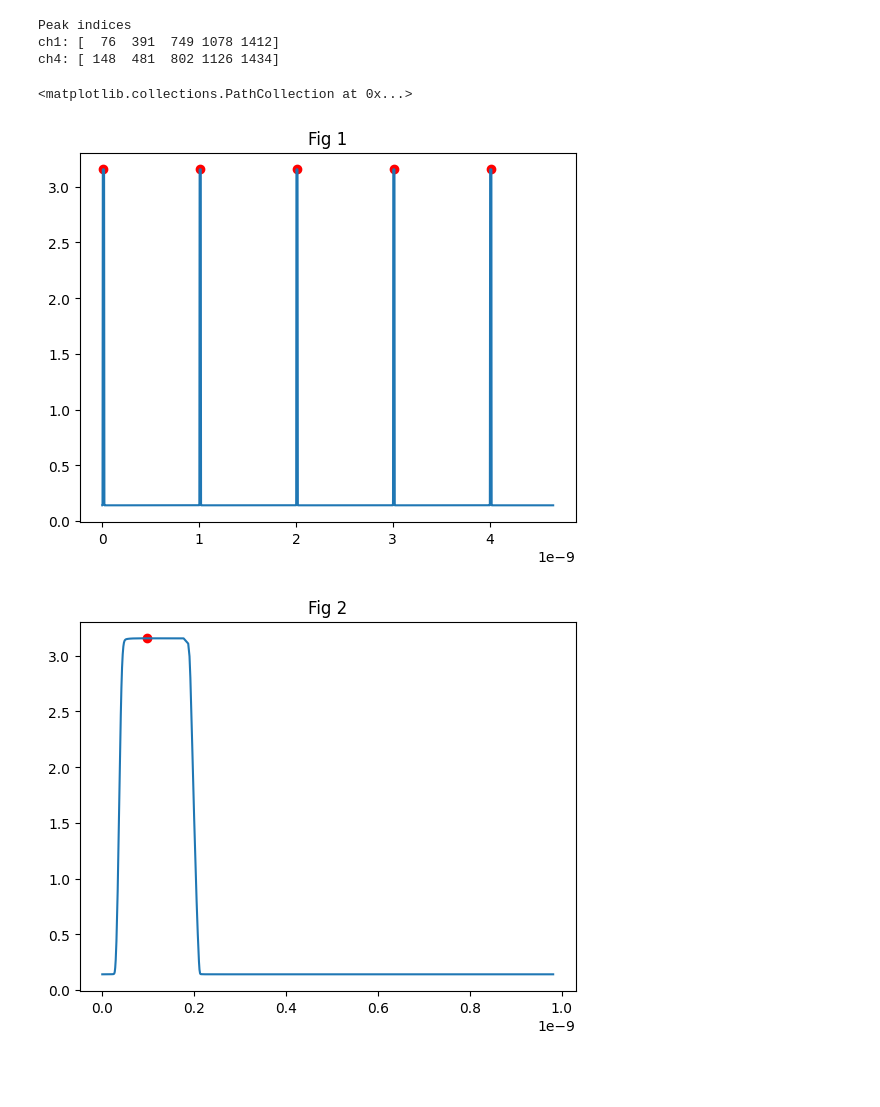
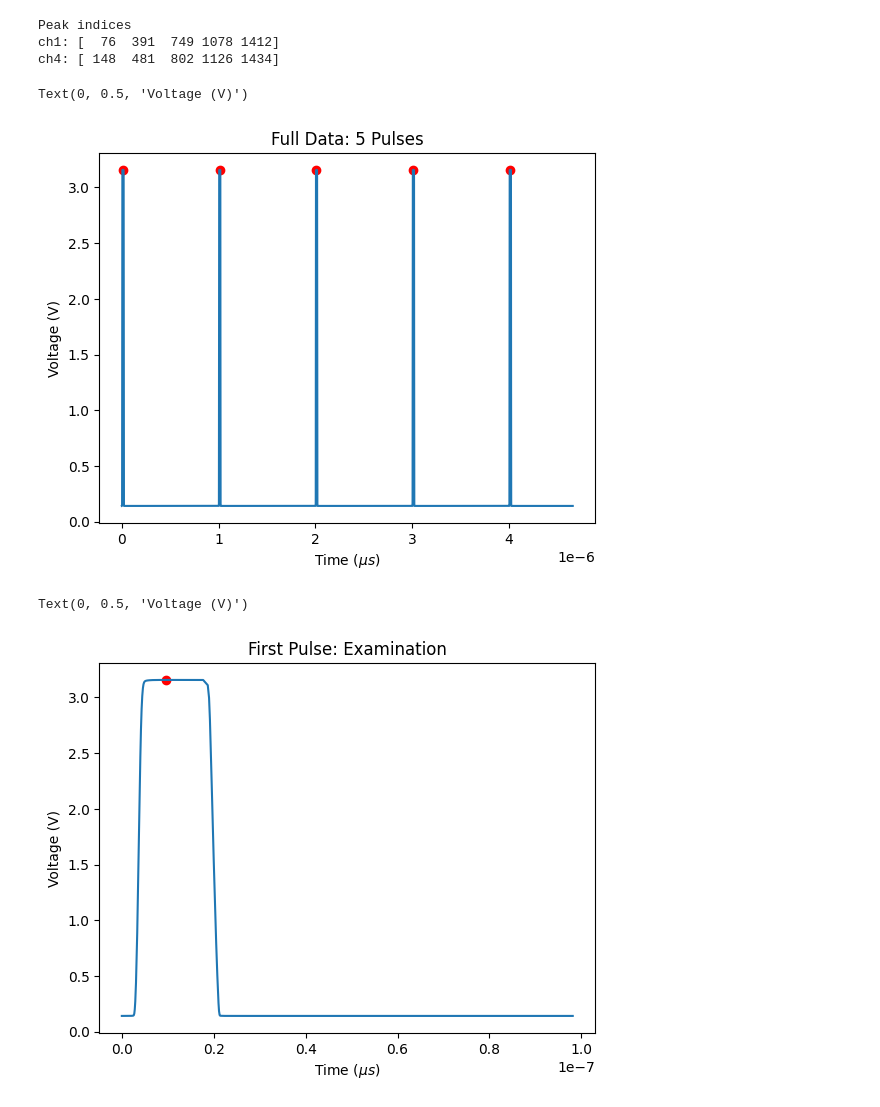
Before and after one commit to llbranch/Monte-Python, a Jupyter notebook: poetryEnv/poetryenv/Lt5part.ipynb, the cells around one changed output. Saved outputs shown, nothing was run; the diff lists cells and outputs as text; code cells hidden in the pictures; blank space fills up the shorter version.

Commit message:
complete first attempt at catching rising edge data

```diff
--- a/poetryEnv/poetryenv/Lt5part.ipynb
+++ b/poetryEnv/poetryenv/Lt5part.ipynb
@@ -49,43 +49,54 @@ ch1t = ch1["Time"].to_numpy()
 ch4t = ch4["Time"].to_numpy()
 ch1V = ch1["V(compout)-CH1"].to_numpy()
 ch4V = ch4["V(compout)-CH4"].to_numpy()
+# %%
+"""
+Find Rising edge (Full dataset): Testing block
+    - Threshold voltage: 1.6V
+"""
+
+# View all peaks
+peakindexCH1, _ = find_peaks(ch1V, height =1.6)
+peakindexCH4, _ = find_peaks(ch4V, height= 1.6)
+peaksCH1 = ch1V[peakindexCH1]
+peaksCH4 = ch4V[peakindexCH4]
+
+print(f'Peak indices\nch1: {peakindexCH1}\nch4: {peakindexCH4}')
+
+plt.figure(0)
+plt.plot(ch1t,ch1V) # nano
+plt.scatter(ch1t[peakindexCH1],peaksCH1,  marker='o', color='red')
+plt.title("Full Data: 5 Pulses")
+plt.xlabel("Time ($\mu s$)")
+plt.ylabel("Voltage (V)")
+# %% [output]
+Peak indices
+ch1: [  76  391  749 1078 1412]
+ch4: [ 148  481  802 1126 1434]
+Text(0, 0.5, 'Voltage (V)')
+[figure, added]
 # %%
 """
-Find Rising edge: Testing block
+Find Rising edge (One Peak): Testing block
     - Threshold voltage: 1.6V
 """
-
-# View all peaks
-peakindexCH1, _ = find_peaks(ch1V, height =1.6)
-peakindexCH4, _ = find_peaks(ch4V, height= 1.6)
-peaksCH1 = ch1V[peakindexCH1]
-peaksCH4 = ch4V[peakindexCH4]
-
-print(f'Peak indices\nch1: {peakindexCH1}\nch4: {peakindexCH4}')
-
-plt.figure(0)
-plt.plot(ch1t*0.001,ch1V) # nano
-plt.scatter(ch1t[peakindexCH1]*0.001,peaksCH1,  marker='o', color='red')
-plt.title("Fig 1")
 
 # View one peak
 ch1peak = ch1.truncate(after=peakindexCH1[0]+100) # smallest less 1 bc `after` adds a value
 ch4peak = ch4.truncate(after=peakindexCH4[0]+100)
 
 # Naming and floats
 ch1tpeak = ch1peak["Time"].to_numpy()
 ch4tpeak = ch4peak["Time"].to_numpy()
 ch1Vpeak = ch1peak["V(compout)-CH1"].to_numpy()
 ch4Vpeak = ch4peak["V(compout)-CH4"].to_numpy()
 
 plt.figure(1)
-plt.title("Fig 2")
-plt.plot(ch1tpeak*0.01,ch1Vpeak)
-plt.scatter(ch1t[peakindexCH1[0]]*0.01,peaksCH1[0],  marker='o', color='red')
+plt.plot(ch1tpeak,ch1Vpeak)
+plt.scatter(ch1t[peakindexCH1[0]],peaksCH1[0],  marker='o', color='red')
+plt.title("First Pulse: Examination")
+plt.xlabel("Time ($\mu s$)")
+plt.ylabel("Voltage (V)")
 # %% [output]
-Peak indices
-ch1: [  76  391  749 1078 1412]
-ch4: [ 148  481  802 1126 1434]
+Text(0, 0.5, 'Voltage (V)')
-<matplotlib.collections.PathCollection at 0x...>
-[figure, old version]
+[figure, new version]
-[figure, removed]
```
Also changed, not shown: parts of 5 cells of this notebook.
